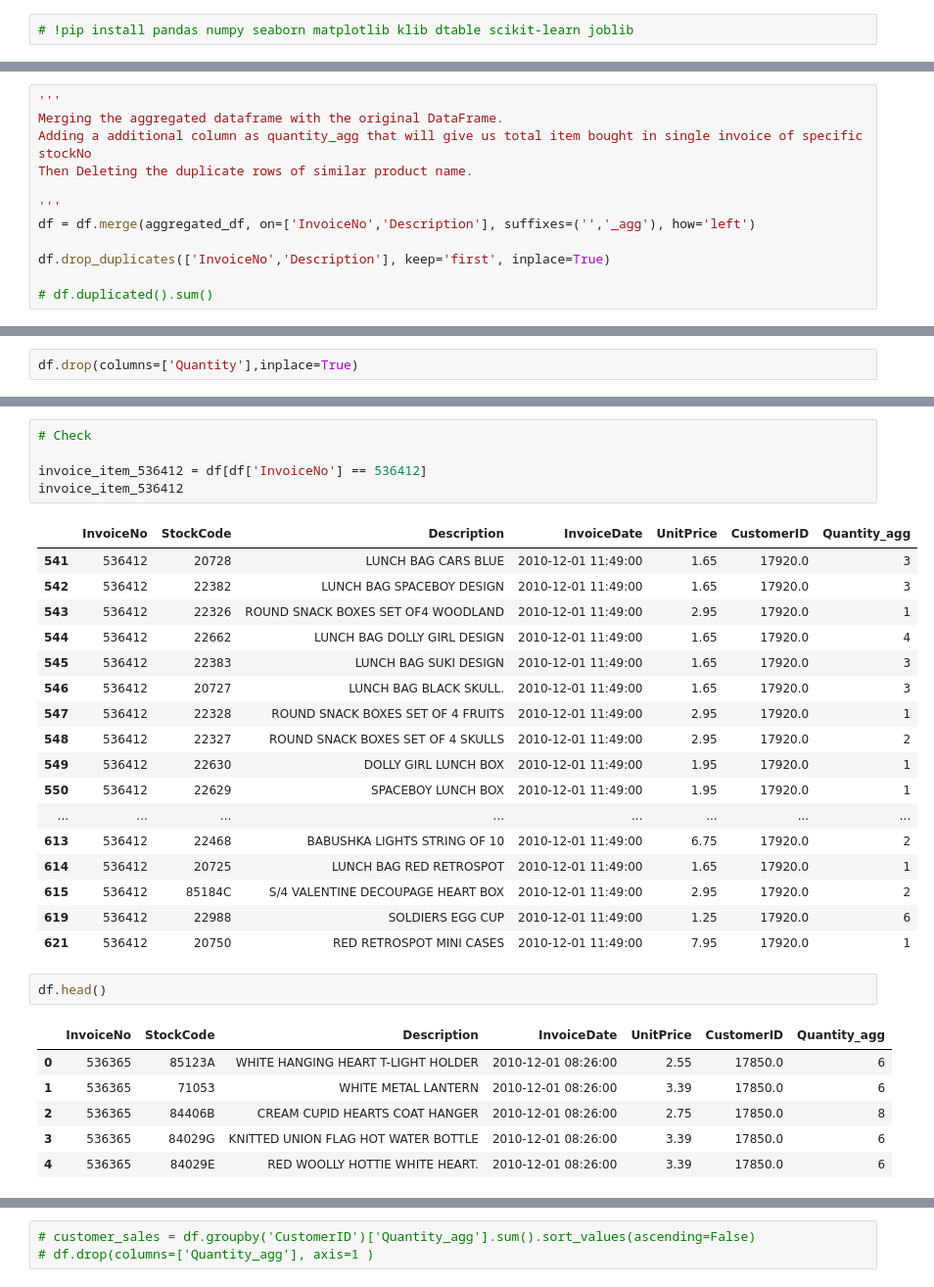
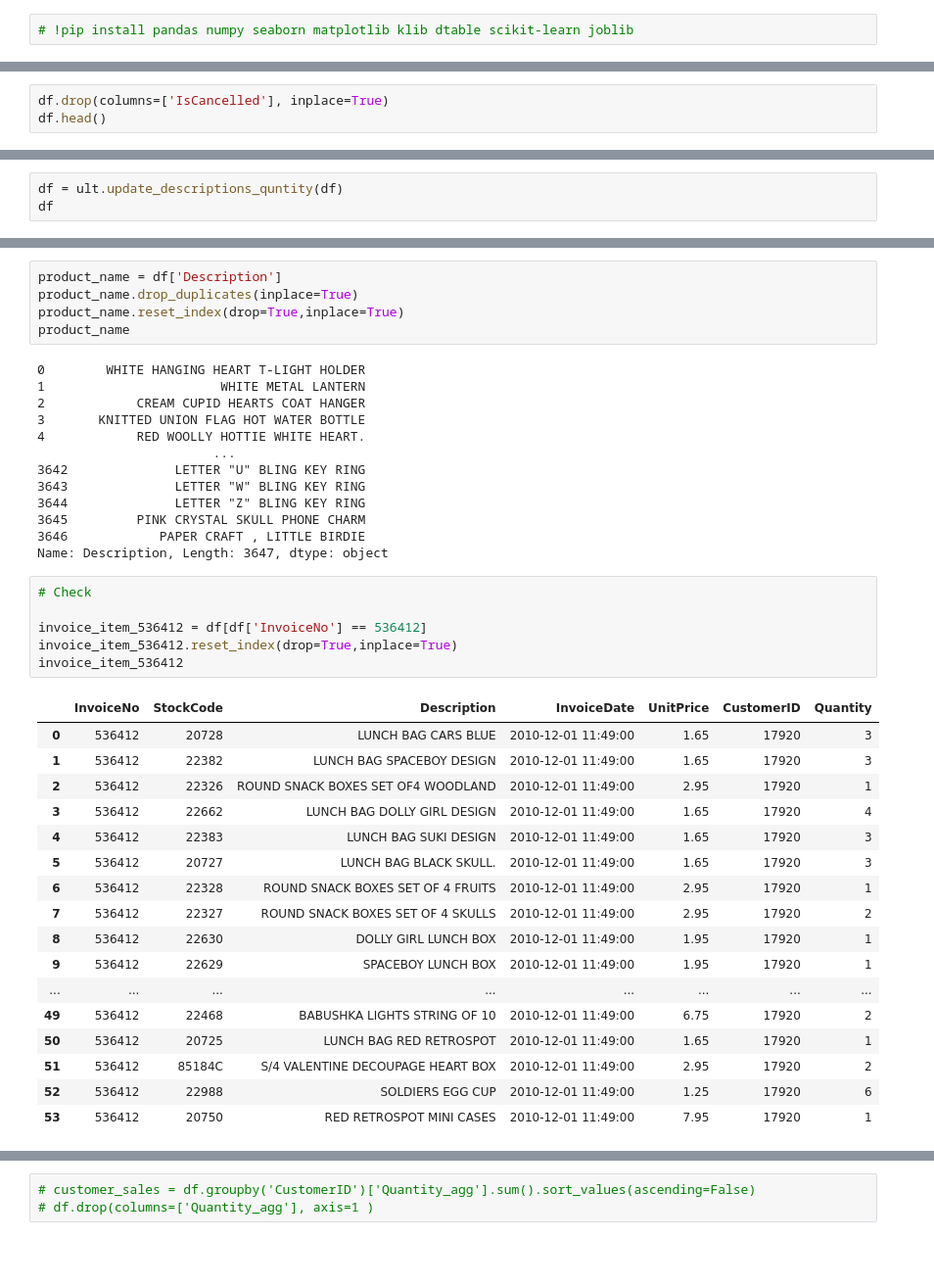
Before and after one commit to shreyash001/Major-Project-Sales-Analysis, a Jupyter notebook: Sales_Analysis.ipynb, the cells around one changed output, grey strips where cells are left out. Shown at 98% size. Cells and saved outputs as stored; diff of their text form; blank space fills up the shorter version.

Commit message:
Data Cleaning

```diff
--- a/Sales_Analysis.ipynb
+++ b/Sales_Analysis.ipynb
@@ -136,12 +94,0 @@ invoice_item_536412
-# %%
-'''
-Merging the aggregated dataframe with the original DataFrame.
-Adding a additional column as quantity_agg that will give us total item bought in single invoice of specific stockNo
-Then Deleting the duplicate rows of similar product name.
-
-'''
-df = df.merge(aggregated_df, on=['InvoiceNo','Description'], suffixes=('','_agg'), how='left')
-
-df.drop_duplicates(['InvoiceNo','Description'], keep='first', inplace=True)
-
-# df.duplicated().sum()
@@ -148,2 +121,3 @@ df.drop_duplicates(['InvoiceNo','Description'], keep='first', inplace=True)
 # %%
-df.drop(columns=['Quantity'],inplace=True)
+df.drop(columns=['IsCancelled'], inplace=True)
+df.head()
@@ -149,0 +131,3 @@ df.drop(columns=['Quantity'],inplace=True)
+# %%
+df = ult.update_descriptions_quntity(df)
+df
@@ -150,32 +148,42 @@ df.drop(columns=['Quantity'],inplace=True)
+# %%
+product_name = df['Description']
+product_name.drop_duplicates(inplace=True)
+product_name.reset_index(drop=True,inplace=True)
+product_name
+# %% [output]
+0        WHITE HANGING HEART T-LIGHT HOLDER
+1                       WHITE METAL LANTERN
+2            CREAM CUPID HEARTS COAT HANGER
+3       KNITTED UNION FLAG HOT WATER BOTTLE
+4            RED WOOLLY HOTTIE WHITE HEART.
+                       ...
+3642              LETTER "U" BLING KEY RING
+3643              LETTER "W" BLING KEY RING
+3644              LETTER "Z" BLING KEY RING
+3645         PINK CRYSTAL SKULL PHONE CHARM
+3646            PAPER CRAFT , LITTLE BIRDIE
+Name: Description, Length: 3647, dtype: object
 # %%
 # Check
 
 invoice_item_536412 = df[df['InvoiceNo'] == 536412]
+invoice_item_536412.reset_index(drop=True,inplace=True)
 invoice_item_536412
 # %% [output]
-|  | InvoiceNo | StockCode | Description | InvoiceDate | UnitPrice | CustomerID | Quantity_agg |
-| 541 | 536412 | 20728 | LUNCH BAG CARS BLUE | 2010-12-01 11:49:00 | 1.65 | 17920.0 | 3 |
-| 542 | 536412 | 22382 | LUNCH BAG SPACEBOY DESIGN | 2010-12-01 11:49:00 | 1.65 | 17920.0 | 3 |
-| 543 | 536412 | 22326 | ROUND SNACK BOXES SET OF4 WOODLAND | 2010-12-01 11:49:00 | 2.95 | 17920.0 | 1 |
-| 544 | 536412 | 22662 | LUNCH BAG DOLLY GIRL DESIGN | 2010-12-01 11:49:00 | 1.65 | 17920.0 | 4 |
-| 545 | 536412 | 22383 | LUNCH BAG SUKI DESIGN | 2010-12-01 11:49:00 | 1.65 | 17920.0 | 3 |
-| 546 | 536412 | 20727 | LUNCH BAG BLACK SKULL. | 2010-12-01 11:49:00 | 1.65 | 17920.0 | 3 |
-| 547 | 536412 | 22328 | ROUND SNACK BOXES SET OF 4 FRUITS | 2010-12-01 11:49:00 | 2.95 | 17920.0 | 1 |
-| 548 | 536412 | 22327 | ROUND SNACK BOXES SET OF 4 SKULLS | 2010-12-01 11:49:00 | 2.95 | 17920.0 | 2 |
-| 549 | 536412 | 22630 | DOLLY GIRL LUNCH BOX | 2010-12-01 11:49:00 | 1.95 | 17920.0 | 1 |
-| 550 | 536412 | 22629 | SPACEBOY LUNCH BOX | 2010-12-01 11:49:00 | 1.95 | 17920.0 | 1 |
+|  | InvoiceNo | StockCode | Description | InvoiceDate | UnitPrice | CustomerID | Quantity |
+| 0 | 536412 | 20728 | LUNCH BAG CARS BLUE | 2010-12-01 11:49:00 | 1.65 | 17920 | 3 |
+| 1 | 536412 | 22382 | LUNCH BAG SPACEBOY DESIGN | 2010-12-01 11:49:00 | 1.65 | 17920 | 3 |
+| 2 | 536412 | 22326 | ROUND SNACK BOXES SET OF4 WOODLAND | 2010-12-01 11:49:00 | 2.95 | 17920 | 1 |
+| 3 | 536412 | 22662 | LUNCH BAG DOLLY GIRL DESIGN | 2010-12-01 11:49:00 | 1.65 | 17920 | 4 |
+| 4 | 536412 | 22383 | LUNCH BAG SUKI DESIGN | 2010-12-01 11:49:00 | 1.65 | 17920 | 3 |
+| 5 | 536412 | 20727 | LUNCH BAG BLACK SKULL. | 2010-12-01 11:49:00 | 1.65 | 17920 | 3 |
+| 6 | 536412 | 22328 | ROUND SNACK BOXES SET OF 4 FRUITS | 2010-12-01 11:49:00 | 2.95 | 17920 | 1 |
+| 7 | 536412 | 22327 | ROUND SNACK BOXES SET OF 4 SKULLS | 2010-12-01 11:49:00 | 2.95 | 17920 | 2 |
+| 8 | 536412 | 22630 | DOLLY GIRL LUNCH BOX | 2010-12-01 11:49:00 | 1.95 | 17920 | 1 |
+| 9 | 536412 | 22629 | SPACEBOY LUNCH BOX | 2010-12-01 11:49:00 | 1.95 | 17920 | 1 |
 | ... | ... | ... | ... | ... | ... | ... | ... |
-| 613 | 536412 | 22468 | BABUSHKA LIGHTS STRING OF 10 | 2010-12-01 11:49:00 | 6.75 | 17920.0 | 2 |
-| 614 | 536412 | 20725 | LUNCH BAG RED RETROSPOT | 2010-12-01 11:49:00 | 1.65 | 17920.0 | 1 |
-| 615 | 536412 | 85184C | S/4 VALENTINE DECOUPAGE HEART BOX | 2010-12-01 11:49:00 | 2.95 | 17920.0 | 2 |
-| 619 | 536412 | 22988 | SOLDIERS EGG CUP | 2010-12-01 11:49:00 | 1.25 | 17920.0 | 6 |
-| 621 | 536412 | 20750 | RED RETROSPOT MINI CASES | 2010-12-01 11:49:00 | 7.95 | 17920.0 | 1 |
+| 49 | 536412 | 22468 | BABUSHKA LIGHTS STRING OF 10 | 2010-12-01 11:49:00 | 6.75 | 17920 | 2 |
+| 50 | 536412 | 20725 | LUNCH BAG RED RETROSPOT | 2010-12-01 11:49:00 | 1.65 | 17920 | 1 |
+| 51 | 536412 | 85184C | S/4 VALENTINE DECOUPAGE HEART BOX | 2010-12-01 11:49:00 | 2.95 | 17920 | 2 |
+| 52 | 536412 | 22988 | SOLDIERS EGG CUP | 2010-12-01 11:49:00 | 1.25 | 17920 | 6 |
+| 53 | 536412 | 20750 | RED RETROSPOT MINI CASES | 2010-12-01 11:49:00 | 7.95 | 17920 | 1 |
-# %%
-df.head()
-# %% [output]
-|  | InvoiceNo | StockCode | Description | InvoiceDate | UnitPrice | CustomerID | Quantity_agg |
-| 0 | 536365 | 85123A | WHITE HANGING HEART T-LIGHT HOLDER | 2010-12-01 08:26:00 | 2.55 | 17850.0 | 6 |
-| 1 | 536365 | 71053 | WHITE METAL LANTERN | 2010-12-01 08:26:00 | 3.39 | 17850.0 | 6 |
-| 2 | 536365 | 84406B | CREAM CUPID HEARTS COAT HANGER | 2010-12-01 08:26:00 | 2.75 | 17850.0 | 8 |
-| 3 | 536365 | 84029G | KNITTED UNION FLAG HOT WATER BOTTLE | 2010-12-01 08:26:00 | 3.39 | 17850.0 | 6 |
-| 4 | 536365 | 84029E | RED WOOLLY HOTTIE WHITE HEART. | 2010-12-01 08:26:00 | 3.39 | 17850.0 | 6 |
```
Also changed, not shown: parts of 30 cells of this notebook, 4 other files.
